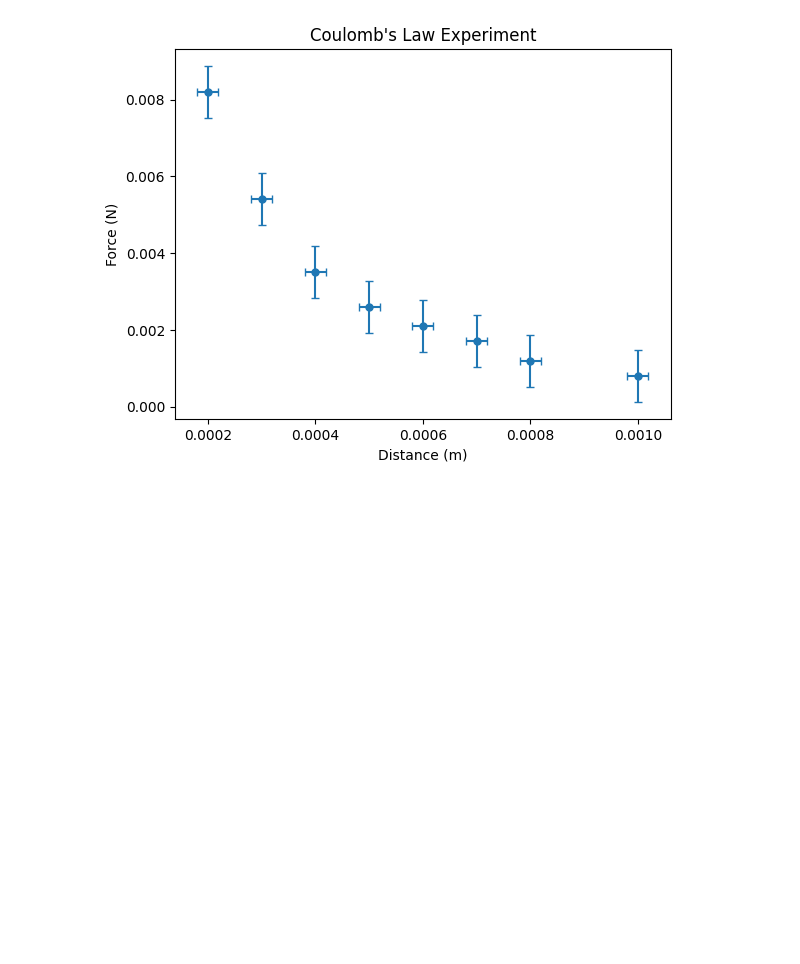
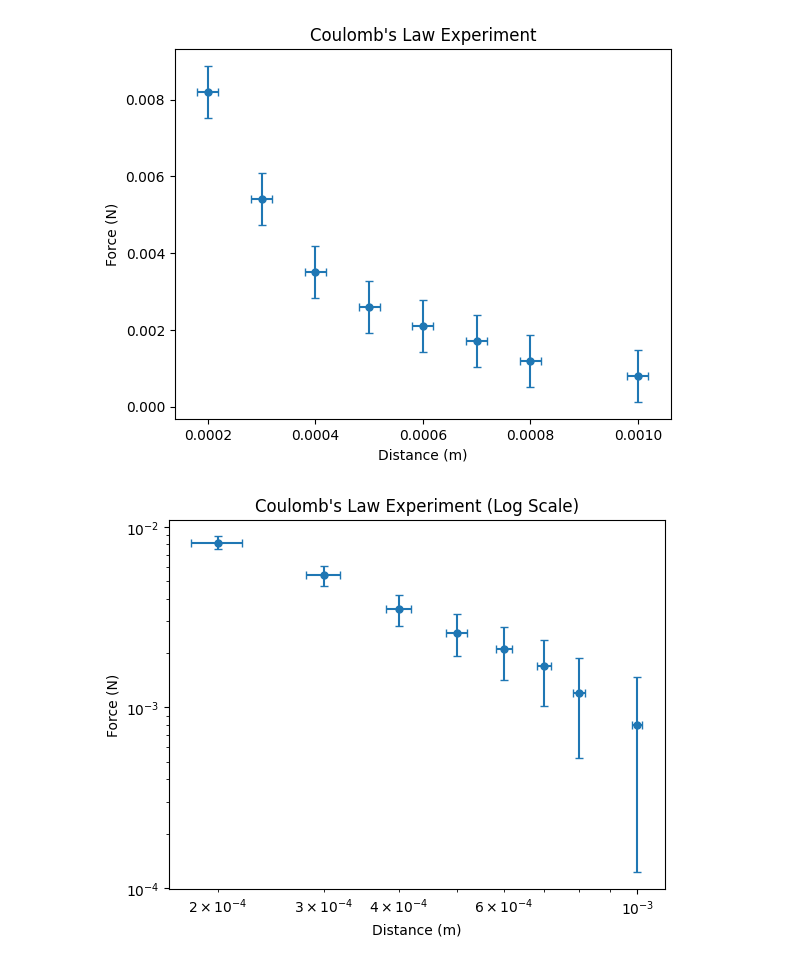
Before and after one commit to Avesta03/Electrostatics-Lab-Report-Analysis, a Jupyter notebook: analysis.ipynb, the cells around one changed output. Cells and saved outputs as stored; diff of their text form; code cells hidden in the pictures; blank space fills up the shorter version.

Commit message:
More graphs

```diff
--- a/analysis.ipynb
+++ b/analysis.ipynb
@@ -35,3 +35,19 @@ plt.title('Coulomb\'s Law Experiment')
 plt.show()
 # %% [output]
 [figure]
+# %%
+import matplotlib.pyplot as plt
+
+plt.errorbar(df['Distance'], df['Force'], xerr=df['Distance_Error'], yerr=df['Force_Error'], fmt='o', markersize=5, capsize=3)
+
+# Using a logarithmic scale on both axes
+plt.xscale('log')
+plt.yscale('log')
+
+plt.xlabel('Distance (m)')
+plt.ylabel('Force (N)')
+plt.title('Coulomb\'s Law Experiment (Log Scale)')
+
+plt.show()
+# %% [output]
+[figure, added]
```
Also changed, not shown: parts of 2 cells of this notebook.
